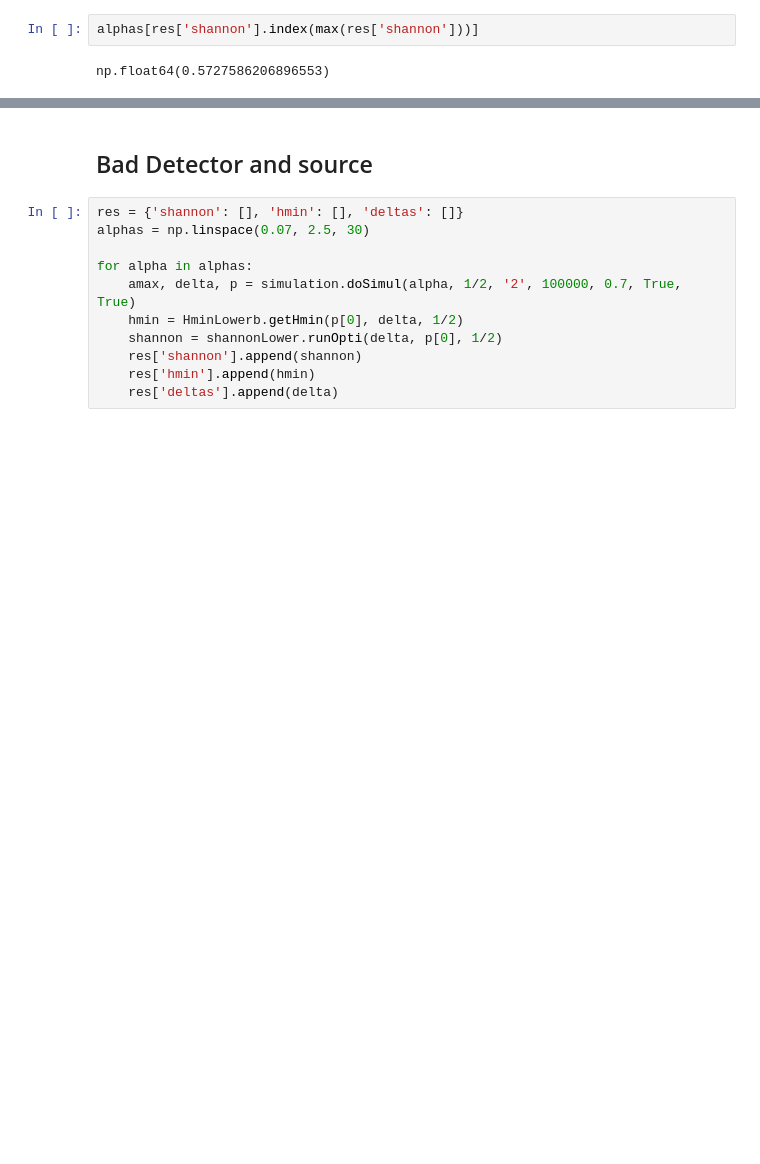
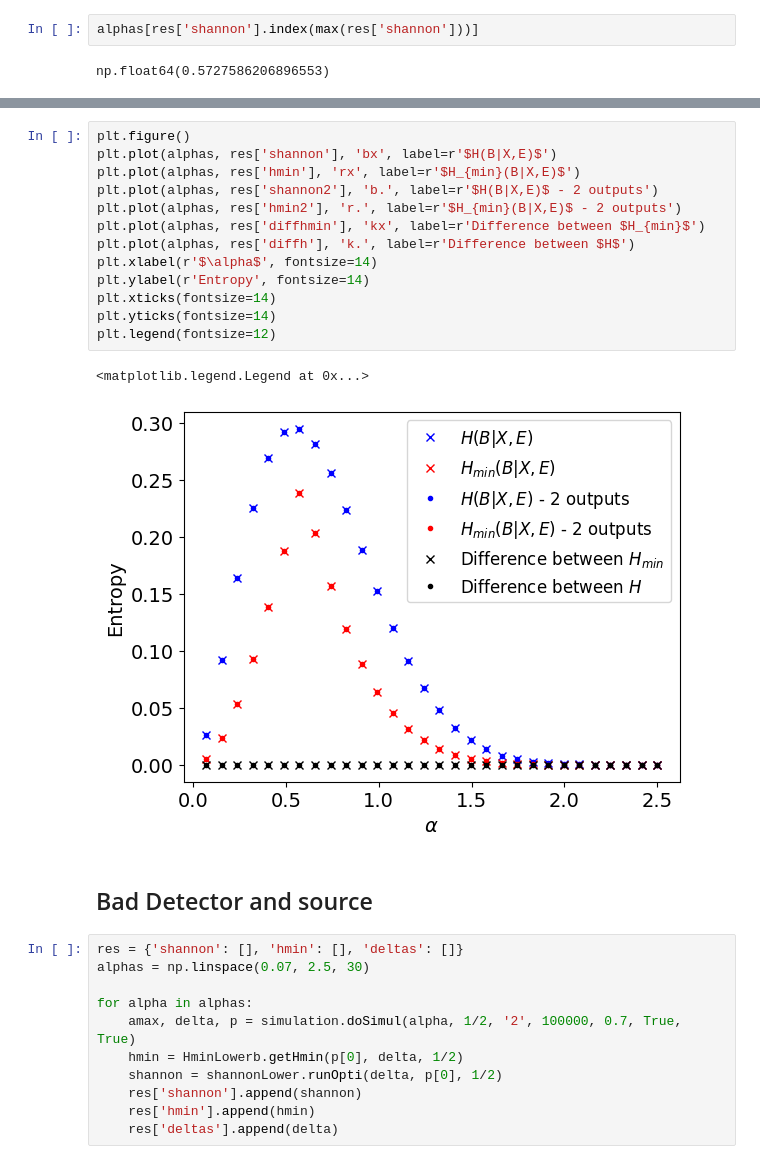
Before and after one commit to thmaoe/Master-thesis-QKD, a Jupyter notebook: results_paper.ipynb, the cells around one changed output, grey strips where cells are left out. Saved outputs shown, nothing was run; the diff lists cells and outputs as text; blank space fills up the shorter version.

```diff
--- a/results_paper.ipynb
+++ b/results_paper.ipynb
@@ -75,3 +96,19 @@ np.float64(0.5727586206896553)
+# %%
+plt.figure()
+plt.plot(alphas, res['shannon'], 'bx', label=r'$H(B|X,E)$')
+plt.plot(alphas, res['hmin'], 'rx', label=r'$H_{min}(B|X,E)$')
+plt.plot(alphas, res['shannon2'], 'b.', label=r'$H(B|X,E)$ - 2 outputs')
+plt.plot(alphas, res['hmin2'], 'r.', label=r'$H_{min}(B|X,E)$ - 2 outputs')
+plt.plot(alphas, res['diffhmin'], 'kx', label=r'Difference between $H_{min}$')
+plt.plot(alphas, res['diffh'], 'k.', label=r'Difference between $H$')
+plt.xlabel(r'$\alpha$', fontsize=14)
+plt.ylabel(r'Entropy', fontsize=14)
+plt.xticks(fontsize=14)
+plt.yticks(fontsize=14)
+plt.legend(fontsize=12)
+# %% [output]
+<matplotlib.legend.Legend at 0x...>
+[figure, added]
 # %% [markdown]
 ## Bad Detector and source
 # %%
```
Also changed, not shown: parts of 6 cells of this notebook, 47 other files.
